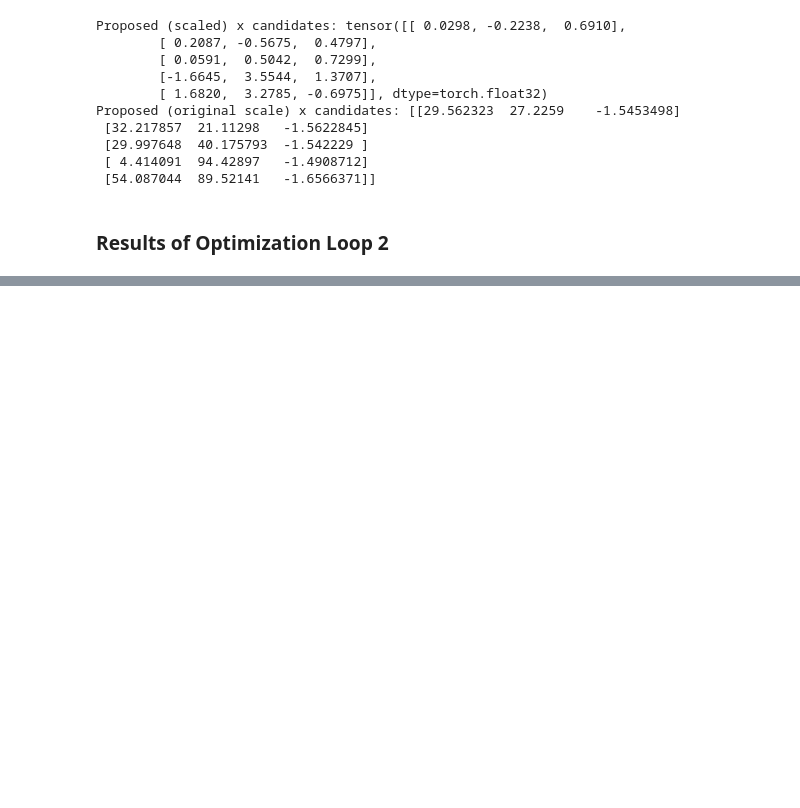
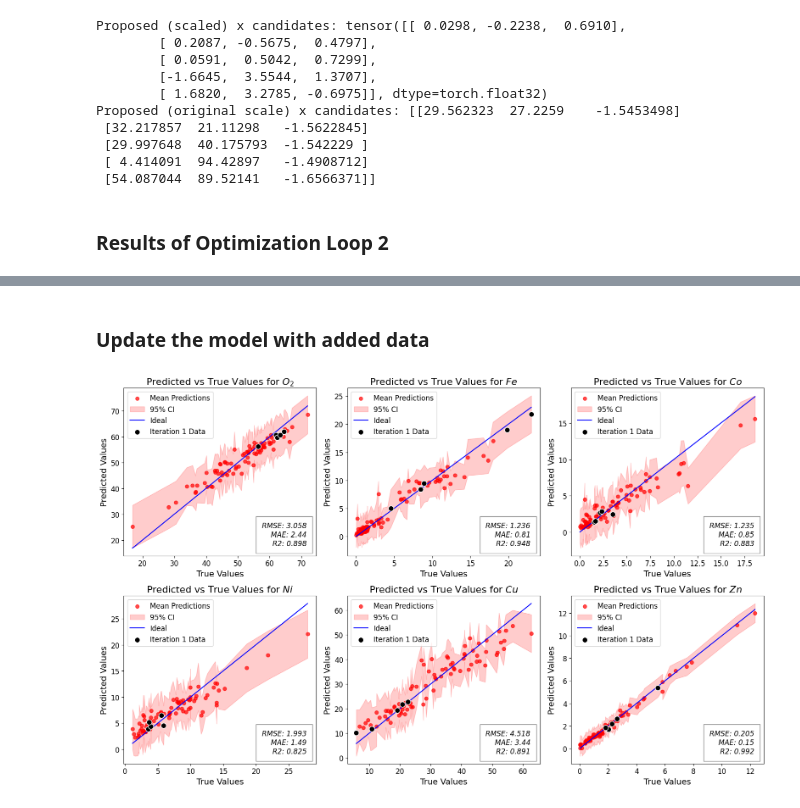
Before and after one commit to Shakti-95/HER-HEO-Prediction-Workflow, a Jupyter notebook: StaGPRW_CHARGE.ipynb, the cells around one changed output, grey strips where cells are left out. Drawn from its saved outputs; the diff is of its cells as text; code cells hidden in the pictures; blank space fills up the shorter version.

Commit message:
Updated code and plots with iteration 1 and 2 results

```diff
--- a/StaGPRW_CHARGE.ipynb
+++ b/StaGPRW_CHARGE.ipynb
@@ -746,0 +789,2 @@ res_df2.to_excel('Predictions of Optimization Loop 2.xlsx')
+# %% [markdown]
+### Update the model with added data
@@ -746,0 +796,78 @@ res_df2.to_excel('Predictions of Optimization Loop 2.xlsx')
+# %%
+# Build and fit the first model of StaGPRW on scaled X & y data
+multigp, sum_mll = build_multitask_model(train_x_torch, train_y_torch)
+fit_gpytorch_model(sum_mll)
+
+# Predictions on X data with the mean and variance
+multigp.eval()
+with torch.no_grad():
+    y_posterior = multigp.posterior(train_x_torch)
+    y_mean = y_posterior.mean
+    y_variance = y_posterior.variance
+
+# Create the prediction intervals
+y_lower = y_mean - 2*y_variance.sqrt()
+y_upper = y_mean + 2*y_variance.sqrt()
+
+# Scale the predicted data to original data scale
+y_pred_mean = scaler_y.inverse_transform(y_mean.numpy())
+y_pred_lower = scaler_y.inverse_transform(y_lower.numpy())
+y_pred_upper = scaler_y.inverse_transform(y_upper.numpy())
+# %%
+fig, ax = plt.subplots(2, 3, figsize=(16, 10))
+response = ['O_2', 'Fe', 'Co', 'Ni', 'Cu', 'Zn']
+
+# Get indices of the newly added data (last 5 rows)
+new_data_indices = np.arange(len(train_y)-5, len(train_y))
+
+for i in range(train_y.shape[1]):
+    # Performance metrics
+    pfm = compute_metrics(train_y.iloc[:, i], y_pred_mean[:, i])
+
+    # Sorting indices based on true values
+    sorted_indices = np.argsort(train_y.iloc[:, i].values)
+    sorted_true_values = train_y.iloc[:, i].values[sorted_indices]
+    sorted_y_pred_lower = y_pred_lower[:, i][sorted_indices].ravel()
+    sorted_y_pred_mean = y_pred_mean[:, i][sorted_indices].ravel()
+    sorted_y_pred_upper = y_pred_upper[:, i][sorted_indices].ravel()
+
+    # Find sorted positions of new data
+    new_data_positions = [np.where(sorted_indices == idx)[0][0] for idx in new_data_indices]
+
+    row, col = (0, i) if i < 3 else (1, i - 3)
+
+    # Create a mask to exclude Iteration 1 Data from red points
+    mask = np.ones(len(sorted_true_values), dtype=bool)
+    mask[new_data_positions] = False  # set False where new data exists
+
+    # Plot only non-new data points in red
+    ax[row][col].scatter(np.array(sorted_true_values)[mask], np.array(sorted_y_pred_mean)[mask],
+                         color='red', alpha=0.7, label='Mean Predictions')
+    ax[row][col].fill_between(sorted_true_values, sorted_y_pred_lower, sorted_y_pred_upper, color='red', alpha=0.2, label='95% CI')
+    ax[row][col].plot(sorted_true_values, sorted_true_values, color='blue', label='Ideal')
+
+    # Plot the Iteration 1 Data points
+    ax[row][col].scatter([sorted_true_values[pos] for pos in new_data_positions], [sorted_y_pred_mean[pos] for pos in new_data_positions],
+                         color='black', edgecolors='white', label='Iteration 1 Data', s=80, zorder=5)
+
+    ax[row][col].set_xlabel('True Values', fontsize=14)
+    ax[row][col].set_ylabel('Predicted Values', fontsize=14)
+    ax[row][col].set_title('Predicted vs True Values for '+r'$'+response[i]+'$', fontsize=16)
+
+    # Only show legend once
+    handles, labels = ax[row][col].get_legend_handles_labels()
+    by_label = dict(zip(labels, handles))
+    ax[row][col].legend(by_label.values(), by_label.keys(), loc='upper left')
+
+    # Metrics box
+    box_text = 'RMSE: ' + str(round(pfm[2], 3)) + '\nMAE: ' + str(round(pfm[1], 2)) + '\nR2: ' + str(round(pfm[0], 3))
+    ax[row][col].text(0.95, 0.05, box_text, transform=ax[row][col].transAxes,
+                      ha='right', va='bottom', style='italic',
+                      bbox={'facecolor':'white', 'alpha':0.5, 'pad':10})
+
+plt.tight_layout()
+plt.show()
+
+fig.savefig('Plots/Model 1 of StaGPRW Final Performance.jpg')
+# %% [output]
+[figure, added]
```
Also changed, not shown: parts of 10 cells of this notebook, 4 other files.
